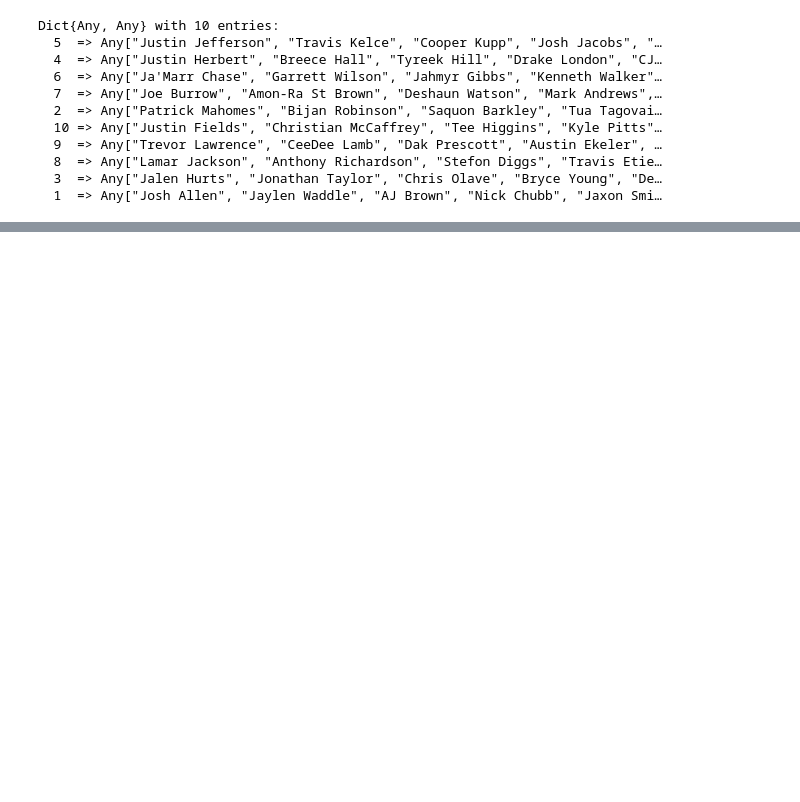
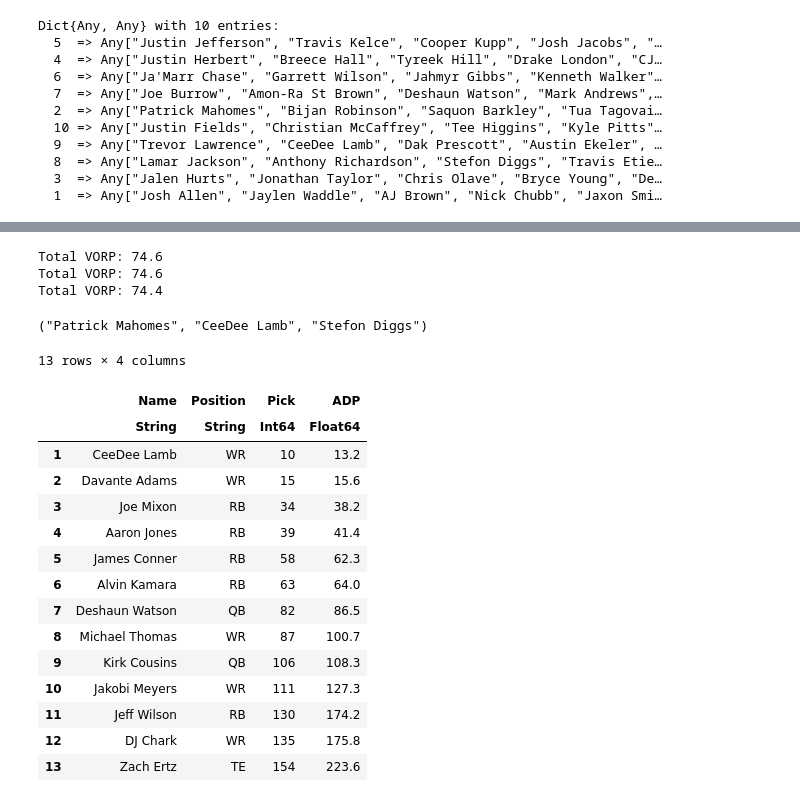
Before and after one commit to zbell99/fantasyFB_draft_models, a Jupyter notebook: dynasty_ff.ipynb, the cells around one changed output, grey strips where cells are left out. Drawn from its saved outputs; the diff is of its cells as text; code cells hidden in the pictures; blank space fills up the shorter version.

Commit message:
redraft

```diff
--- a/dynasty_ff.ipynb
+++ b/dynasty_ff.ipynb
@@ -438,2 +641,2 @@ CURRENT SCRATCH
 # %%
-drafted = reset_draft();
+drafted = reset_draft(12)
@@ -575,0 +657,29 @@ end
+# %%
+first_choice_r, roster_r = redraft_model(10, 12, drafted);
+second_choice_r, r2_r = redraft_model(10, 12, drafted, [first_choice_r]);
+third_choice_r, r3_r = redraft_model(10, 12, drafted, [first_choice_r, second_choice_r])
+first_choice_r, second_choice_r, third_choice_r
+# %% [output]
+Total VORP: 74.6
+Total VORP: 74.6
+Total VORP: 74.4
+("Patrick Mahomes", "CeeDee Lamb", "Stefon Diggs")
+# %%
+r2_r
+# %% [output]
+13 rows × 4 columns
+|  | Name | Position | Pick | ADP |
+|  | String | String | Int64 | Float64 |
+| 1 | CeeDee Lamb | WR | 10 | 13.2 |
+| 2 | Davante Adams | WR | 15 | 15.6 |
+| 3 | Joe Mixon | RB | 34 | 38.2 |
+| 4 | Aaron Jones | RB | 39 | 41.4 |
+| 5 | James Conner | RB | 58 | 62.3 |
+| 6 | Alvin Kamara | RB | 63 | 64.0 |
+| 7 | Deshaun Watson | QB | 82 | 86.5 |
+| 8 | Michael Thomas | WR | 87 | 100.7 |
+| 9 | Kirk Cousins | QB | 106 | 108.3 |
+| 10 | Jakobi Meyers | WR | 111 | 127.3 |
+| 11 | Jeff Wilson | RB | 130 | 174.2 |
+| 12 | DJ Chark | WR | 135 | 175.8 |
+| 13 | Zach Ertz | TE | 154 | 223.6 |
```
Also changed, not shown: parts of 23 cells of this notebook, 2 other files.
